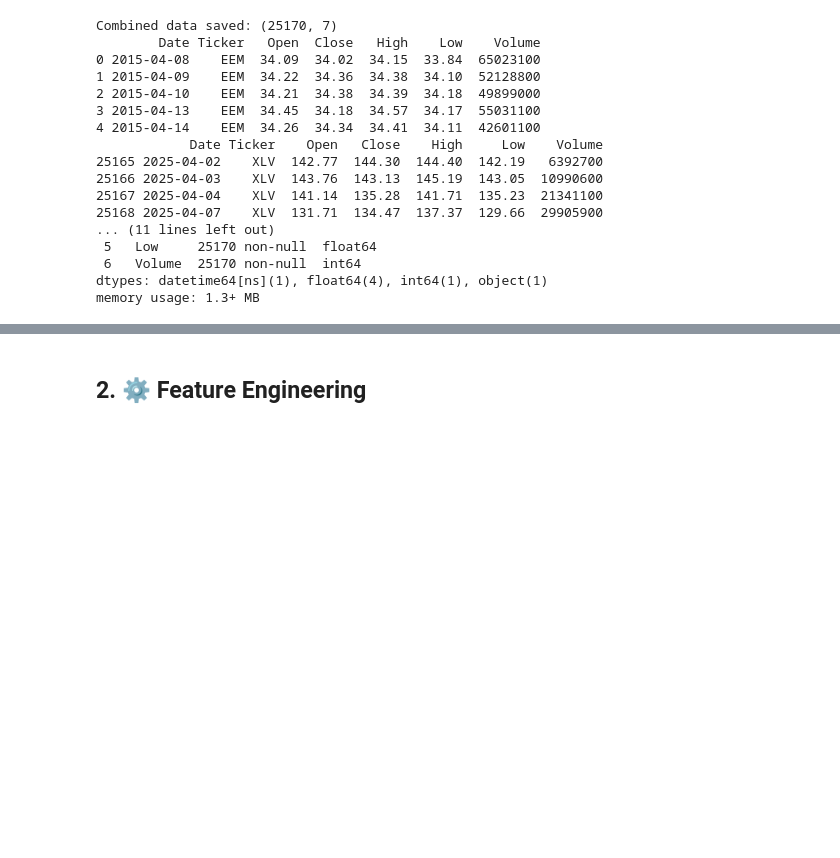
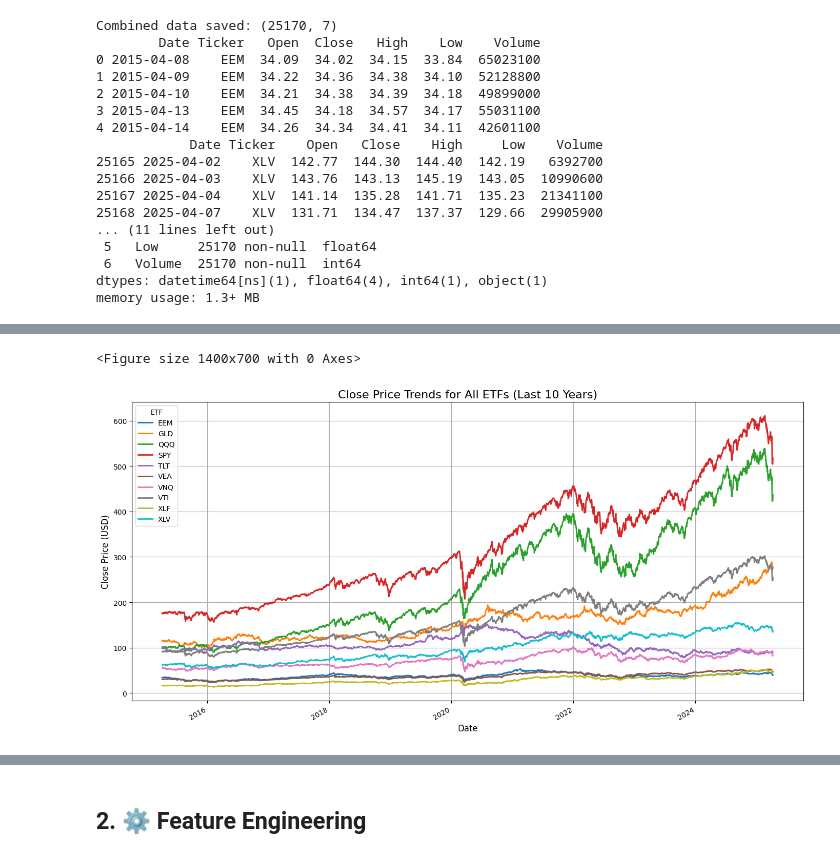
Before and after one commit to GIJOE1003/3103ETF, a Jupyter notebook: Notebook1_Future_Price_Prediction_03th_April.ipynb, the cells around one changed output, grey strips where cells are left out. Drawn from its saved outputs; the diff is of its cells as text; code cells hidden in the pictures; blank space fills up the shorter version.

```diff
--- a/Notebook1_Future_Price_Prediction_03th_April.ipynb
+++ b/Notebook1_Future_Price_Prediction_03th_April.ipynb
@@ -74,0 +97,19 @@ memory usage: 1.3+ MB
+# %%
+df['Date'] = pd.to_datetime(df['Date'])
+
+last_10yrs = df[df['Date'] >= df['Date'].max() - pd.DateOffset(years=10)]
+pivot_df = last_10yrs.pivot(index='Date', columns='Ticker', values='Close')
+
+plt.figure(figsize=(14, 7))
+pivot_df.plot(figsize=(14, 7), linewidth=2)
+
+plt.title("Close Price Trends for All ETFs (Last 10 Years)", fontsize=16)
+plt.xlabel("Date", fontsize=12)
+plt.ylabel("Close Price (USD)", fontsize=12)
+plt.legend(title="ETF", loc='upper left')
+plt.grid(True)
+plt.tight_layout()
+plt.show()
+# %% [output]
+<Figure size 1400x700 with 0 Axes>
+[figure, added]
```
Also changed, not shown: parts of 10 cells of this notebook.
